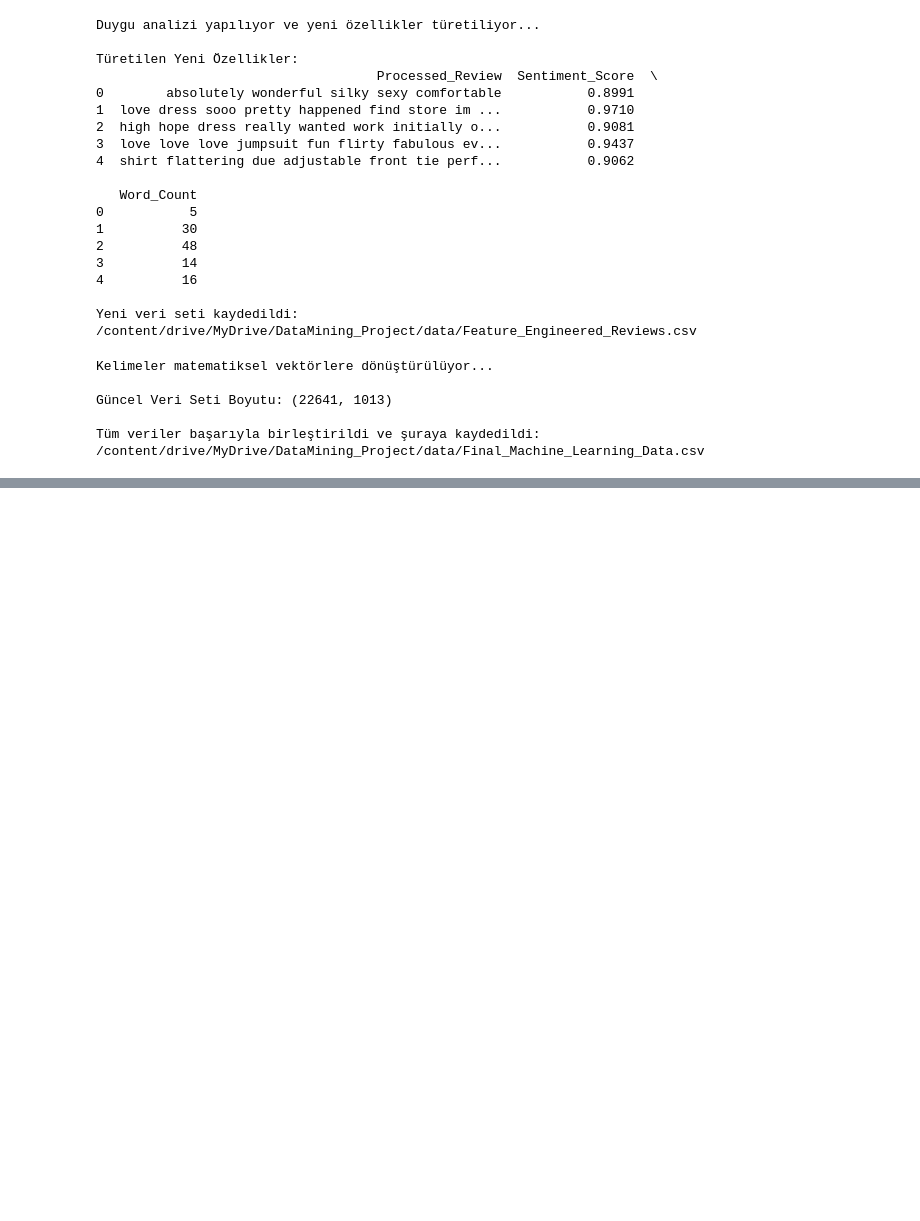
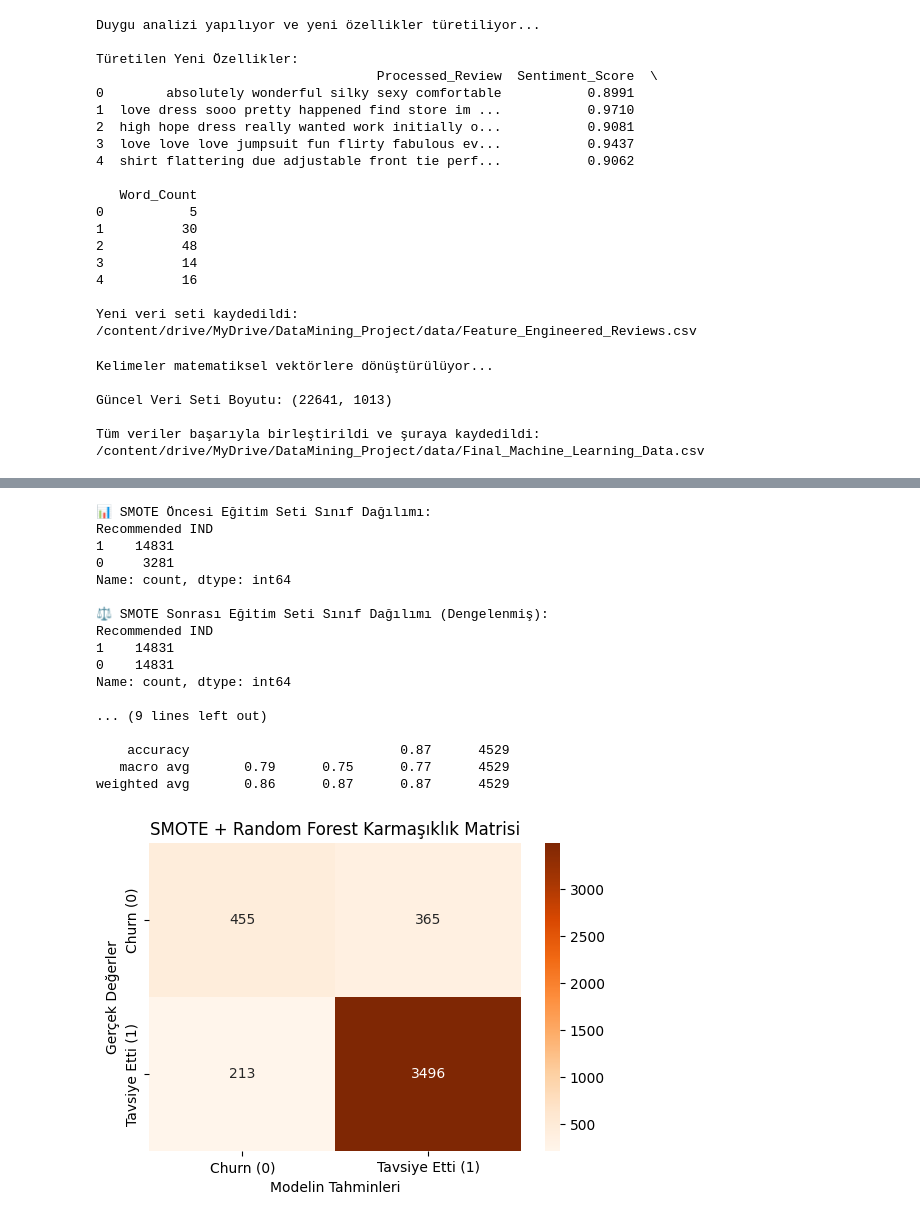
Before and after one commit to saglam-emir/E-commerce-Customer-Behavior, a Jupyter notebook: notebooks/Data_Mining.ipynb, the cells around one changed output, grey strips where cells are left out. Saved outputs shown, nothing was run; the diff lists cells and outputs as text; code cells hidden in the pictures; blank space fills up the shorter version.

```diff
--- a/notebooks/Data_Mining.ipynb
+++ b/notebooks/Data_Mining.ipynb
@@ -180,0 +378,59 @@ Tüm veriler başarıyla birleştirildi ve şuraya kaydedildi: /content/drive/My
+# %%
+from imblearn.over_sampling import SMOTE
+from sklearn.ensemble import RandomForestClassifier
+from sklearn.metrics import accuracy_score, classification_report, confusion_matrix
+import seaborn as sns
+import matplotlib.pyplot as plt
+
+print("📊 SMOTE Öncesi Eğitim Seti Sınıf Dağılımı:")
+print(y_train.value_counts())
+
+smote = SMOTE(random_state=42)
+X_train_smote, y_train_smote = smote.fit_resample(X_train, y_train)
+
+print("\n⚖️ SMOTE Sonrası Eğitim Seti Sınıf Dağılımı (Dengelenmiş):")
+print(y_train_smote.value_counts())
+
+print("\n🌲 Random Forest, SMOTE ile dengelenmiş veriyle eğitiliyor...")
+
+rf_smote_model = RandomForestClassifier(n_estimators=100, random_state=42, n_jobs=-1)
+rf_smote_model.fit(X_train_smote, y_train_smote)
+
+y_pred_smote = rf_smote_model.predict(X_test)
+
+# Performans
+print("\n" + "="*50)
+print("🎯 SMOTE + RANDOM FOREST SONUÇLARI")
+print("="*50)
+
+print(classification_report(y_test, y_pred_smote))
+
+# Görselleştirme
+plt.figure(figsize=(6, 4))
+cm_smote = confusion_matrix(y_test, y_pred_smote)
+sns.heatmap(cm_smote, annot=True, fmt='d', cmap='Oranges',
+            xticklabels=['Churn (0)', 'Tavsiye Etti (1)'],
+            yticklabels=['Churn (0)', 'Tavsiye Etti (1)'])
+plt.title('SMOTE + Random Forest Karmaşıklık Matrisi')
+plt.ylabel('Gerçek Değerler')
+plt.xlabel('Modelin Tahminleri')
+plt.show()
+# %% [output]
+📊 SMOTE Öncesi Eğitim Seti Sınıf Dağılımı:
+Recommended IND
+1    14831
+0     3281
+Name: count, dtype: int64
+
+⚖️ SMOTE Sonrası Eğitim Seti Sınıf Dağılımı (Dengelenmiş):
+Recommended IND
+1    14831
+0    14831
+Name: count, dtype: int64
+
+... (9 lines left out)
+
+    accuracy                           0.87      4529
+   macro avg       0.79      0.75      0.77      4529
+weighted avg       0.86      0.87      0.87      4529
+[figure, added]
```
Also changed, not shown: parts of 5 cells of this notebook.
